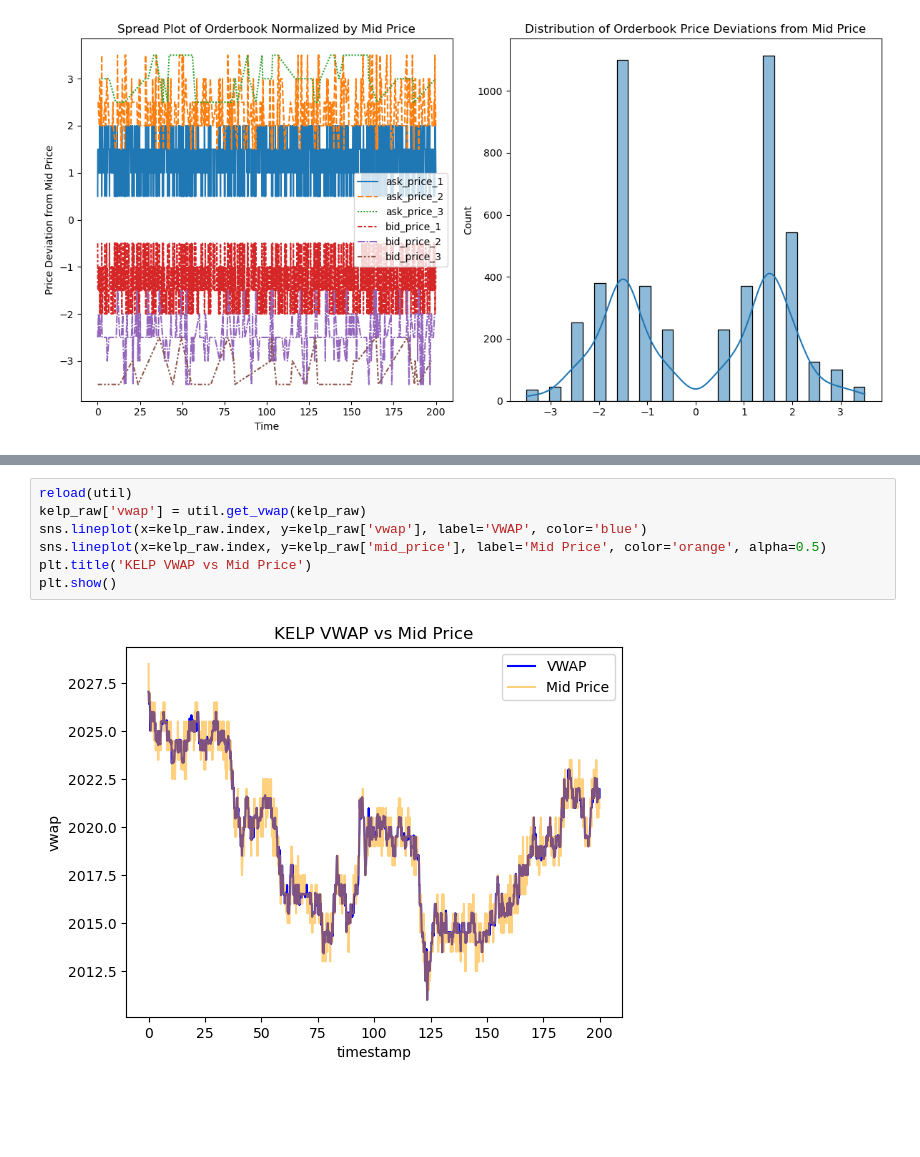
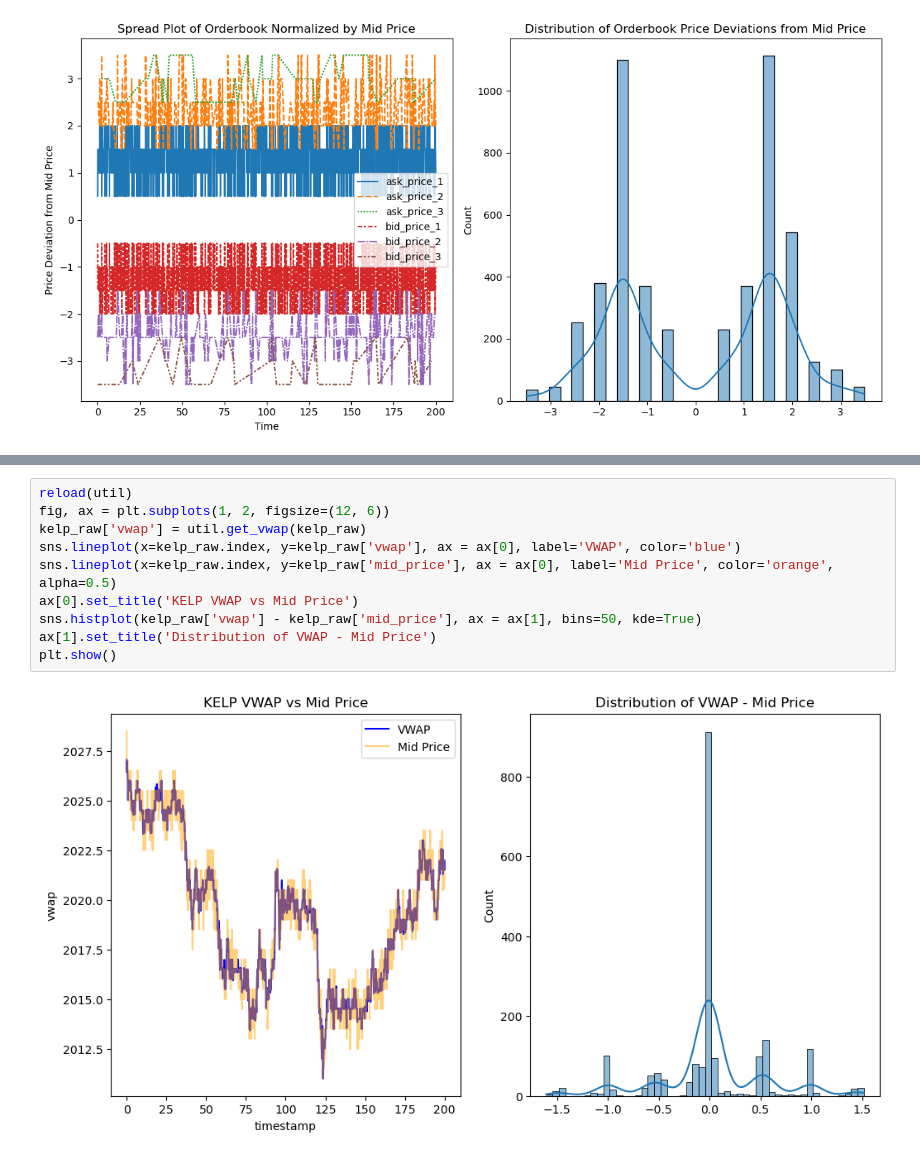
Before and after one commit to jofu-tofu/Prosperity-3, a Jupyter notebook: Testing/Round 0/eda.ipynb, the cells around one changed output, grey strips where cells are left out. Saved outputs shown, nothing was run; the diff lists cells and outputs as text; blank space fills up the shorter version.

Commit message:
updated plot + volume

```diff
--- a/Testing/Round 0/eda.ipynb
+++ b/Testing/Round 0/eda.ipynb
@@ -22,9 +29,12 @@ util.spread_plot(kelp_raw)
 # %%
 reload(util)
+fig, ax = plt.subplots(1, 2, figsize=(12, 6))
 kelp_raw['vwap'] = util.get_vwap(kelp_raw)
-sns.lineplot(x=kelp_raw.index, y=kelp_raw['vwap'], label='VWAP', color='blue')
-sns.lineplot(x=kelp_raw.index, y=kelp_raw['mid_price'], label='Mid Price', color='orange', alpha=0.5)
-plt.title('KELP VWAP vs Mid Price')
+sns.lineplot(x=kelp_raw.index, y=kelp_raw['vwap'], ax = ax[0], label='VWAP', color='blue')
+sns.lineplot(x=kelp_raw.index, y=kelp_raw['mid_price'], ax = ax[0], label='Mid Price', color='orange', alpha=0.5)
+ax[0].set_title('KELP VWAP vs Mid Price')
+sns.histplot(kelp_raw['vwap'] - kelp_raw['mid_price'], ax = ax[1], bins=50, kde=True)
+ax[1].set_title('Distribution of VWAP - Mid Price')
 plt.show()
 # %% [output]
-[figure, old version]
+[figure, new version]
```
Also changed, not shown: parts of 7 cells of this notebook, 1 other file.
